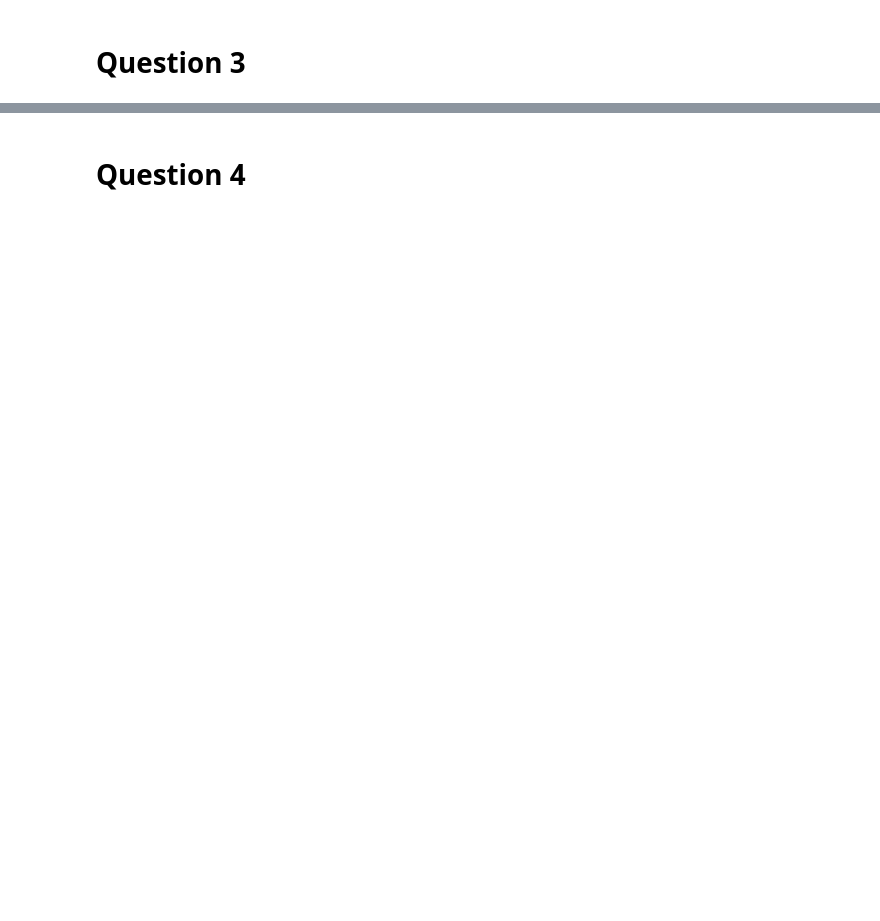
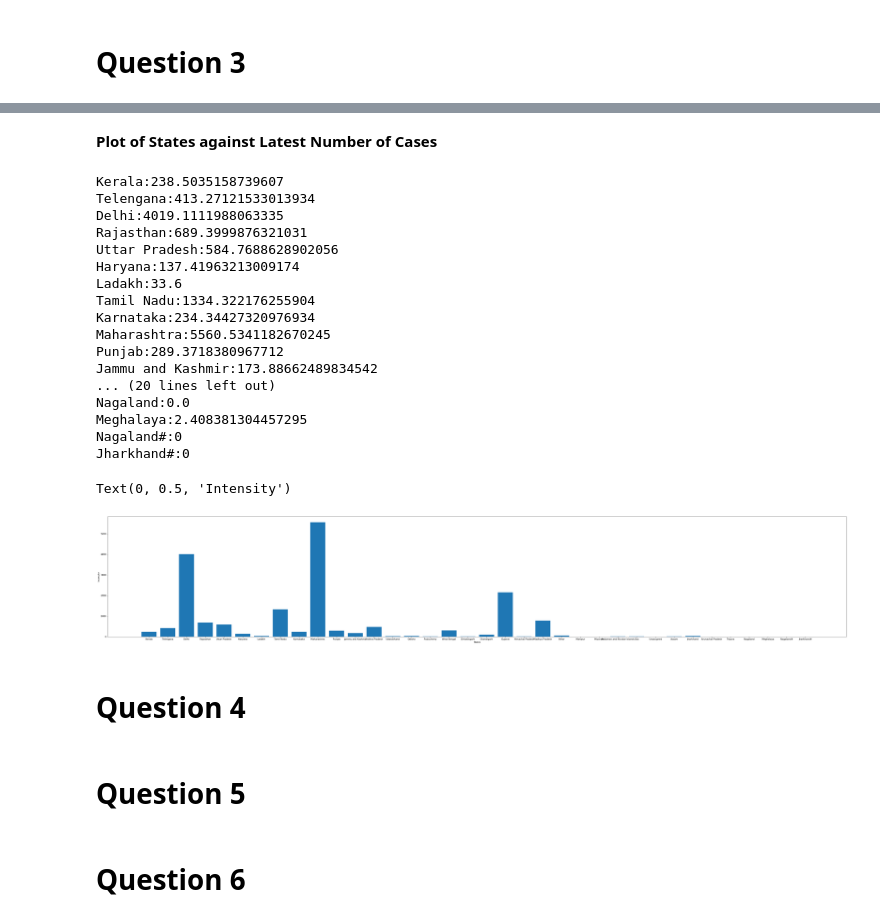
Before and after one commit to mew-two-github/CH5019_2020_GRP3, a Jupyter notebook: Question3/Question 3 analysis.ipynb, the cells around one changed output, grey strips where cells are left out. Drawn from its saved outputs; the diff is of its cells as text; code cells hidden in the pictures; blank space fills up the shorter version.

```diff
--- a/Question3/Question 3 analysis.ipynb
+++ b/Question3/Question 3 analysis.ipynb
@@ -143,2 +162,35 @@ plt.bar(unique_states,latest_no_of_cases)
+# %% [markdown]
+<b> Plot of States against Latest Number of Cases
+# %%
+for j in range(unique_states.size):
+    print(unique_states[j],end=":"),print(intensity[j])
+plt.figure(figsize=(60,10))
+plt.bar(unique_states,intensity)
+plt.xlabel('States')
+plt.ylabel('Intensity')
+# %% [output]
+Kerala:238.5035158739607
+Telengana:413.27121533013934
+Delhi:4019.1111988063335
+Rajasthan:689.3999876321031
+Uttar Pradesh:584.7688628902056
+Haryana:137.41963213009174
+Ladakh:33.6
+Tamil Nadu:1334.322176255904
+Karnataka:234.34427320976934
+Maharashtra:5560.5341182670245
+Punjab:289.3718380967712
+Jammu and Kashmir:173.88662489834542
+... (20 lines left out)
+Nagaland:0.0
+Meghalaya:2.408381304457295
+Nagaland#:0
+Jharkhand#:0
+Text(0, 0.5, 'Intensity')
+[figure, added]
 # %% [markdown]
 <h1>Question 4</h1>
+# %% [markdown]
+<h1>Question 5</h1>
+# %% [markdown]
+<h1> Question 6 </h1>
```
Also changed, not shown: parts of 12 cells of this notebook, 6 other files.
